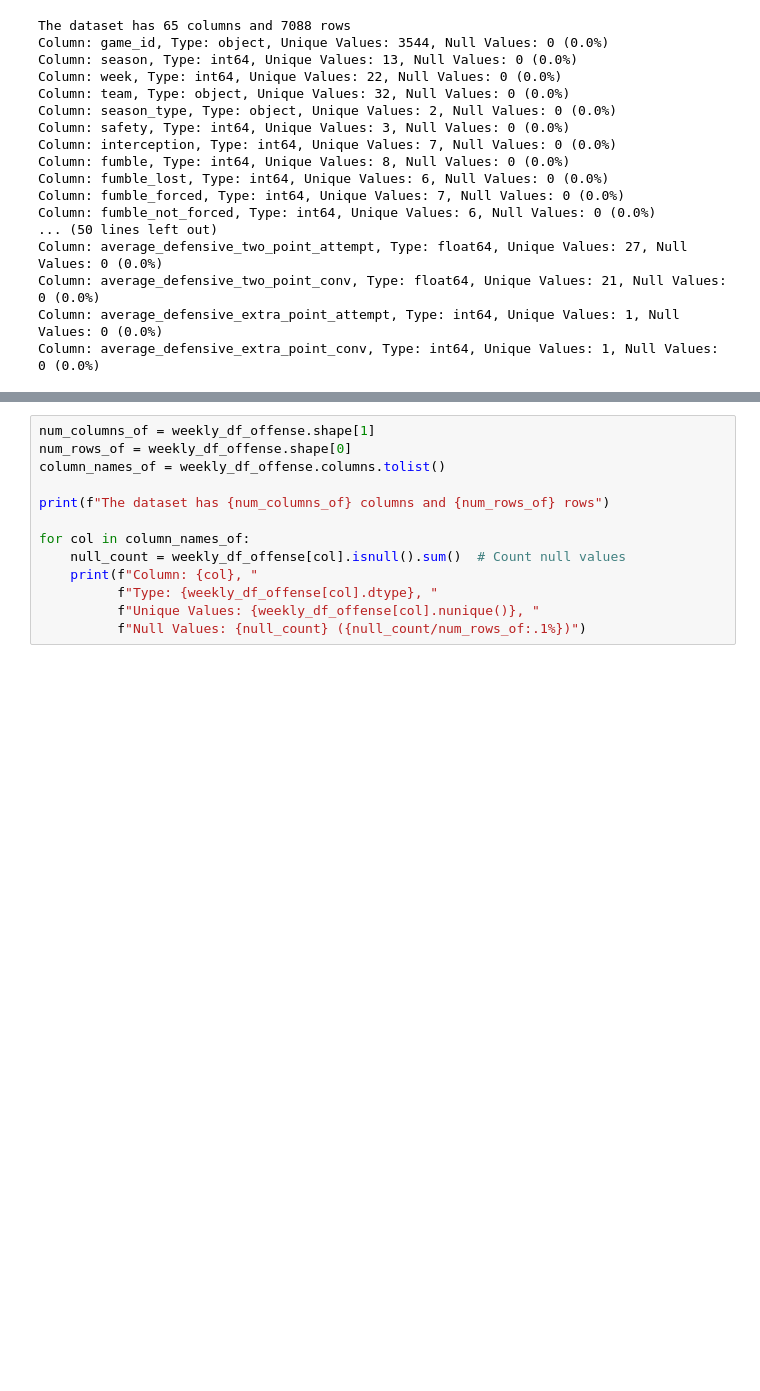
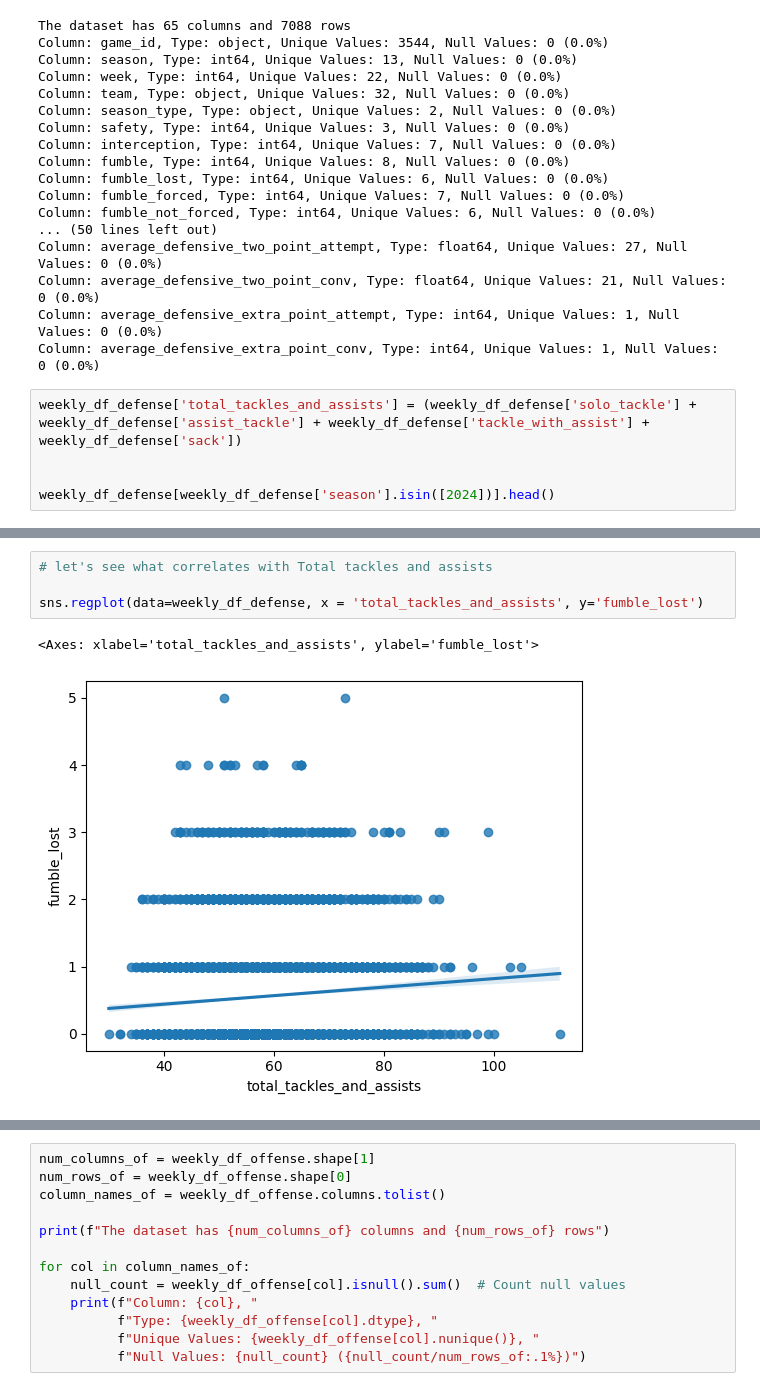
Before and after one commit to Ejaramillo1/nfl_ml_project, a Jupyter notebook: notebook/data/EDA_NFL_Team_metrics.ipynb, the cells around one changed output, grey strips where cells are left out. Saved outputs shown, nothing was run; the diff lists cells and outputs as text; blank space fills up the shorter version.

```diff
--- a/notebook/data/EDA_NFL_Team_metrics.ipynb
+++ b/notebook/data/EDA_NFL_Team_metrics.ipynb
@@ -72,3 +73,8 @@ Column: average_defensive_two_point_attempt, Type: float64, Unique Values: 27, N
 Column: average_defensive_two_point_conv, Type: float64, Unique Values: 21, Null Values: 0 (0.0%)
 Column: average_defensive_extra_point_attempt, Type: int64, Unique Values: 1, Null Values: 0 (0.0%)
 Column: average_defensive_extra_point_conv, Type: int64, Unique Values: 1, Null Values: 0 (0.0%)
+# %%
+weekly_df_defense['total_tackles_and_assists'] = (weekly_df_defense['solo_tackle'] + weekly_df_defense['assist_tackle'] + weekly_df_defense['tackle_with_assist'] + weekly_df_defense['sack'])
+
+
+weekly_df_defense[weekly_df_defense['season'].isin([2024])].head()
@@ -74,0 +89,7 @@ Column: average_defensive_extra_point_conv, Type: int64, Unique Values: 1, Null
+# %%
+# let's see what correlates with Total tackles and assists
+
+sns.regplot(data=weekly_df_defense, x = 'total_tackles_and_assists', y='fumble_lost')
+# %% [output]
+<Axes: xlabel='total_tackles_and_assists', ylabel='fumble_lost'>
+[figure, added]
```
Also changed, not shown: parts of 29 cells of this notebook.
